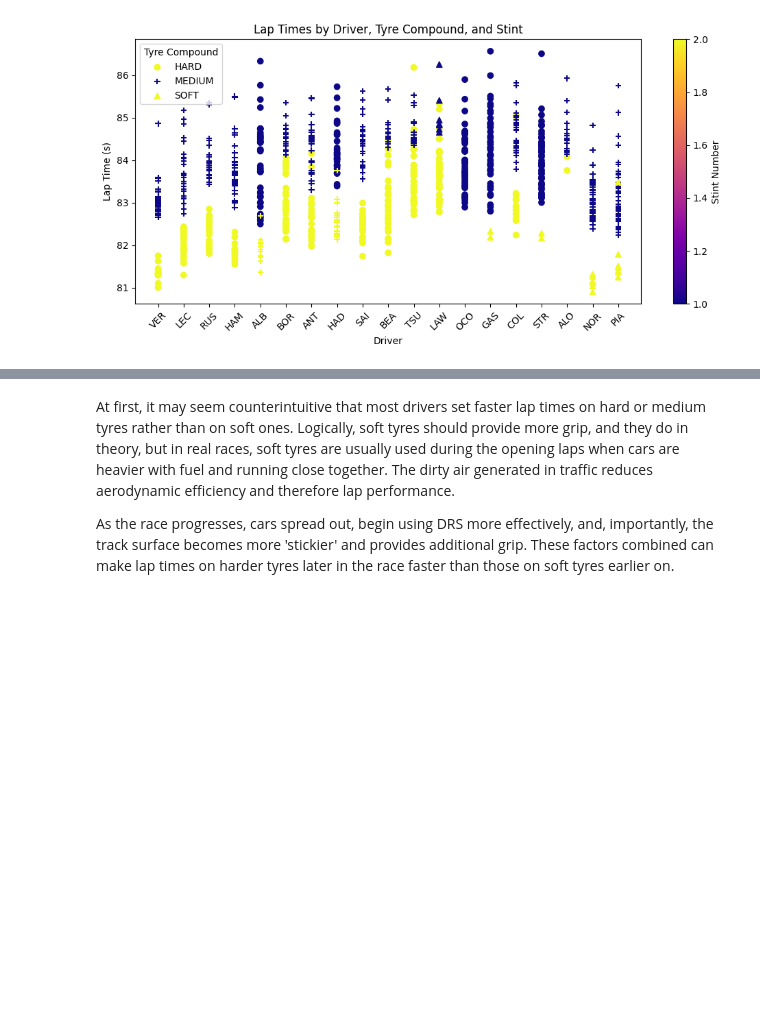
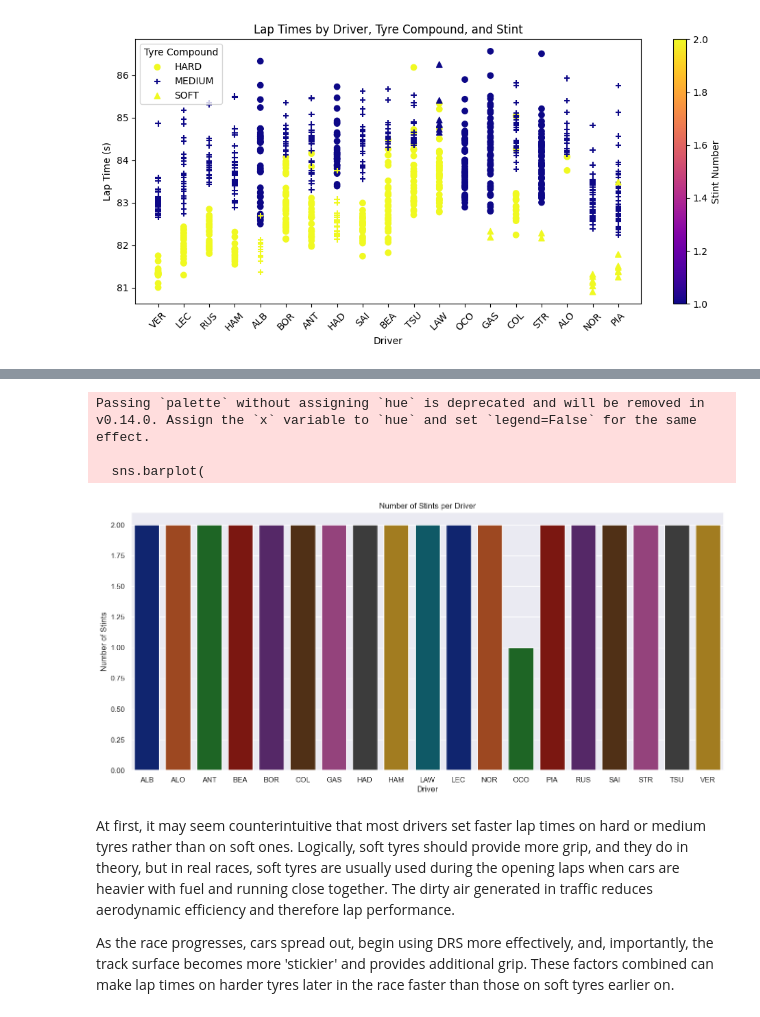
Before and after one commit to An-d1/Formula1Analysis, a Jupyter notebook: notebooks/monza_race_analysis.ipynb, the cells around one changed output, grey strips where cells are left out. Drawn from its saved outputs; the diff is of its cells as text; code cells hidden in the pictures; blank space fills up the shorter version.

```diff
--- a/notebooks/monza_race_analysis.ipynb
+++ b/notebooks/monza_race_analysis.ipynb
@@ -305,4 +303,30 @@ ax.set(ylabel="")
 [figure]
+# %%
+# Counts the unique stints for each driver
+stint_counts = laps_data.groupby('Driver')['Stint'].nunique().reset_index()
+
+# Set the theme
+sns.set_theme(style="darkgrid")
+
+fig3, ax = plt.subplots(figsize=(16, 7))
+
+sns.barplot(
+    data=stint_counts,
+    x='Driver',
+    y='Stint',
+    ax=ax,
+    palette="dark"
+)
+
+ax.set_title("Number of Stints per Driver")
+ax.set_ylabel("Number of Stints")
+
+plt.show()
+# %% [output]
+Passing `palette` without assigning `hue` is deprecated and will be removed in v0.14.0. Assign the `x` variable to `hue` and set `legend=False` for the same effect.
+
+  sns.barplot(
+[figure, added]
 # %% [markdown]
 At first, it may seem counterintuitive that most drivers set faster lap times on hard or medium tyres rather than on soft ones.
 Logically, soft tyres should provide more grip, and they do in theory, but in real races, soft tyres are usually used during the opening laps when cars are heavier with fuel and running close together.
```
Also changed, not shown: parts of 6 cells of this notebook, 3 other files.
